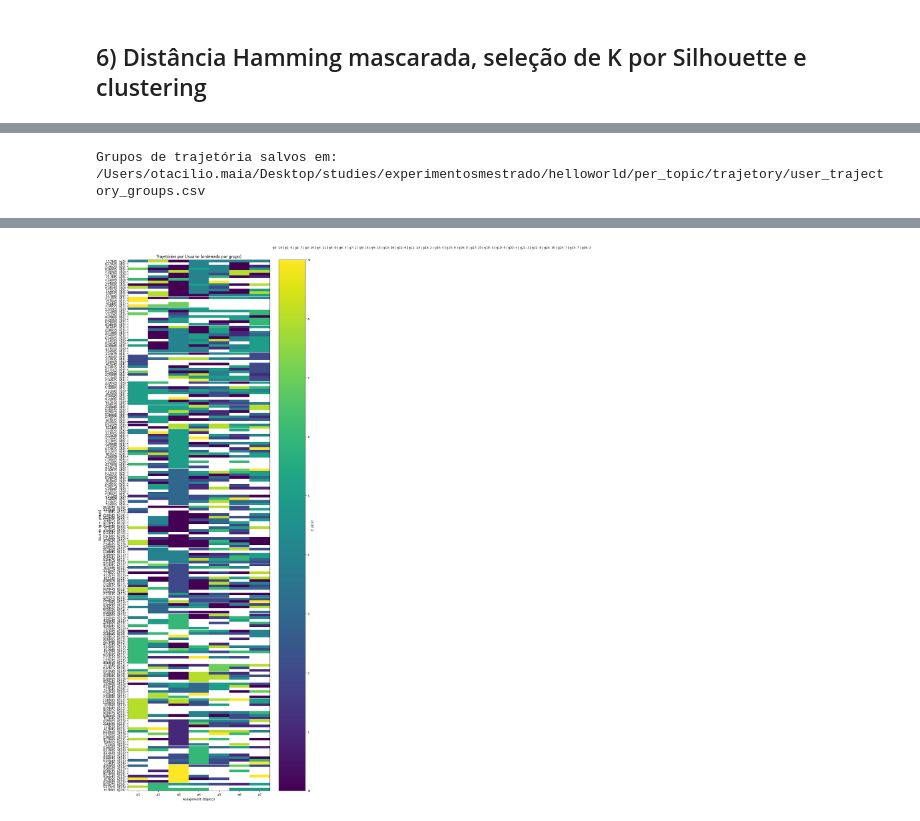
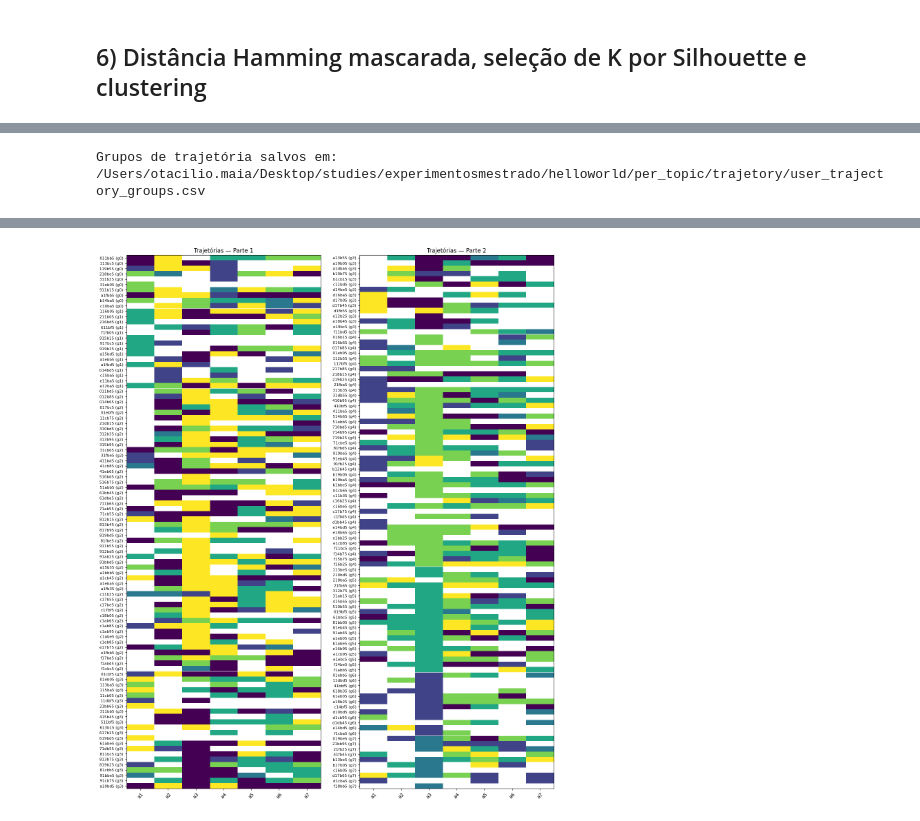
Before and after one commit to OtacilioN/experimentos-exploratorios-mestrado, a Jupyter notebook: helloworld/per_topic/user_topic_trajectory_full.ipynb, the cells around one changed output, grey strips where cells are left out. Drawn from its saved outputs; the diff is of its cells as text; code cells hidden in the pictures.

```diff
--- a/helloworld/per_topic/user_topic_trajectory_full.ipynb
+++ b/helloworld/per_topic/user_topic_trajectory_full.ipynb
@@ -15,7 +15,7 @@ Pipeline completo:
 # 0) Configurações
 # =======================
 from pathlib import Path
-CSV_PATH = Path("./da_artifacts/user_topic_cluster_labels_umap_order1.csv")
+CSV_PATH = Path("./da_artifacts/user_topic_cluster_labels_umap_order2.csv")
 TOPIC_ORDER = [f"a{i}" for i in range(1, 8)]  # a1..a7
 LINKAGE = "average"
 RANDOM_STATE = 42
@@ -238,6 +238,7 @@ from scipy.spatial.distance import squareform
 import warnings
 from collections import Counter
 import numpy as np
+from mpl_toolkits.axes_grid1 import make_axes_locatable
 
 def masked_hamming(u: np.ndarray, v: np.ndarray) -> float:
     mask = ~np.isnan(u) & ~np.isnan(v)
@@ -270,7 +271,7 @@ else:
 
 # 6.3) Seleção de K por Silhouette
 K_MIN = 2
-K_MAX = min(50, n)
+K_MAX = min(10, n)
 best_k, best_sil = None, -1.0
 sil_curve = []
 
@@ -321,28 +322,85 @@ else:
     cluster_labels = np.zeros(n, dtype=int)
 
 # 6.5) Cluster DF e Heatmap
-cluster_df = pd.DataFrame({"userId": traj.index, "trajectory_group": cluster_labels}).set_index("userId")
-display(cluster_df.head())
+# ============================================================
+# 6.5) Heatmap reorganizado em duas colunas
+# ============================================================
 
-groups_path = (OUT_DIR / "user_trajectory_groups.csv"); cluster_df.to_csv(groups_path)
+cluster_df = pd.DataFrame({
+    "userId": traj.index,
+    "trajectory_group": cluster_labels
+}).set_index("userId")
+
+groups_path = (OUT_DIR / "user_trajectory_groups.csv")
+cluster_df.to_csv(groups_path)
 print("Grupos de trajetória salvos em:", groups_path.resolve())
 
+# Ordenação por grupo
 order = np.lexsort((traj.index.values, cluster_labels))
 traj_sorted = traj.iloc[order]
 sorted_user_ids = traj.index.values[order]
 sorted_groups = cluster_labels[order]
-yticklabels = [f"{str(uid)[:6]}  (g{g})" for uid, g in zip(sorted_user_ids, sorted_groups)]
 
-fig, ax = plt.subplots(figsize=(10, max(4, len(traj_sorted)*0.15)))
-im = ax.imshow(traj_sorted.values, aspect='auto', interpolation='nearest')
-ax.set_xticks(range(len(TOPIC_ORDER))); ax.set_xticklabels(TOPIC_ORDER)
-ax.set_yticks(range(len(traj_sorted.index))); ax.set_yticklabels(yticklabels)
-boundaries = np.where(np.diff(sorted_groups) != 0)[0]
-for b in boundaries: ax.axhline(b + 0.5, color='white', linewidth=1.5, alpha=0.7)
-cbar = fig.colorbar(im, ax=ax); cbar.set_label('Cluster')
-ax.set_title('Trajetórias por Usuário (ordenado por grupo)'); ax.set_xlabel('Assignment (tópico)'); ax.set_ylabel('Usuário (g = grupo)')
-from collections import Counter as Cnt
-counts = Cnt(sorted_groups); legend_txt = " | ".join([f"g{g}: {counts[g]}" for g in sorted(counts)])
-ax.text(1.02, 1.02, legend_txt, transform=ax.transAxes, fontsize=9, va='bottom', ha='left')
-plt.tight_layout(); plt.show()
+# Divide em duas metades
+half = len(traj_sorted) // 2
+
+traj_part1 = traj_sorted.iloc[:half]
+uids_part1 = sorted_user_ids[:half]
+groups_part1 = sorted_groups[:half]
+
+traj_part2 = traj_sorted.iloc[half:]
+uids_part2 = sorted_user_ids[half:]
+groups_part2 = sorted_groups[half:]
+
+# Prepara Y tick labels
+yticks1 = [f"{str(uid)[:6]} (g{g})" for uid, g in zip(uids_part1, groups_part1)]
+yticks2 = [f"{str(uid)[:6]} (g{g})" for uid, g in zip(uids_part2, groups_part2)]
+
+fig, axes = plt.subplots(
+    1, 2,
+    figsize=(16, max(6, len(traj_sorted)*0.1)),
+    sharex=True
+)
+
+# ---- Painel 1 ----
+im1 = axes[0].imshow(traj_part1.values, aspect="auto", interpolation="nearest")
+axes[0].set_title("Trajetórias — Parte 1")
+axes[0].set_yticks(range(len(traj_part1)))
+axes[0].set_yticklabels(yticks1, fontsize=8)
+axes[0].set_xticks(range(len(TOPIC_ORDER)))
+axes[0].set_xticklabels(TOPIC_ORDER, rotation=45)
+
+boundaries1 = np.where(np.diff(groups_part1) != 0)[0]
+for b in boundaries1:
+    axes[0].axhline(b + 0.5, color='white', linewidth=1.2, alpha=0.7)
+
+# ---- Painel 2 ----
+im2 = axes[1].imshow(traj_part2.values, aspect="auto", interpolation="nearest")
+axes[1].set_title("Trajetórias — Parte 2")
+axes[1].set_yticks(range(len(traj_part2)))
+axes[1].set_yticklabels(yticks2, fontsize=8)
+axes[1].set_xticks(range(len(TOPIC_ORDER)))
+axes[1].set_xticklabels(TOPIC_ORDER, rotation=45)
+
+boundaries2 = np.where(np.diff(groups_part2) != 0)[0]
+for b in boundaries2:
+    axes[1].axhline(b + 0.5, color='white', linewidth=1.2, alpha=0.7)
+
+# =================================================================
+#  BARRA DE CORES AO LADO DIREITO (sem sobrepor)
+# =================================================================
+divider = make_axes_locatable(axes[1])
+cax = divider.append_axes("right", size="3%", pad=0.3)
+
+cbar = fig.colorbar(im2, cax=cax)
+cbar.set_label("Cluster", fontsize=10)
+
+plt.tight_layout()
+
+# Salvar
+out_png = OUT_DIR / "user_trajectories_two_columns.png"
+plt.savefig(out_png, dpi=200, bbox_inches="tight")
+plt.show()
+
+print("Heatmap 2-column salvo em:", out_png.resolve())
 # %% [output]
@@ -361 +412 @@ Tight layout not applied. The left and right margins cannot be made large enough
-[figure, old version]
+[figure, new version]
```
Also changed, not shown: parts of 4 cells of this notebook, 40 other files.
